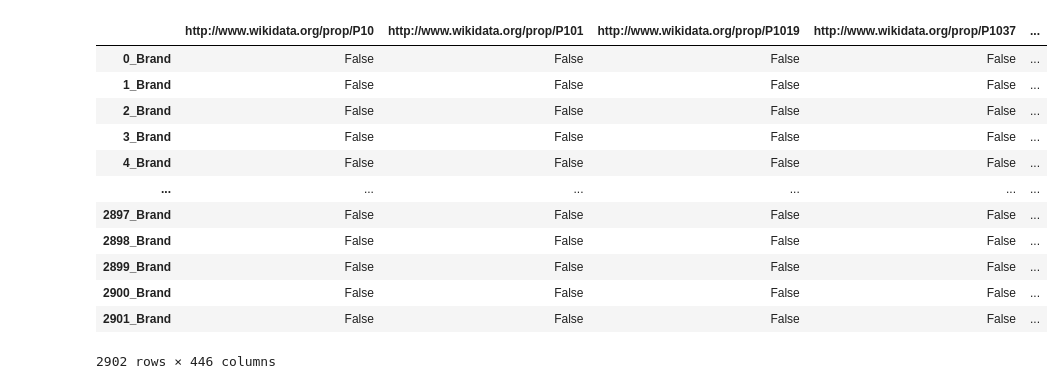
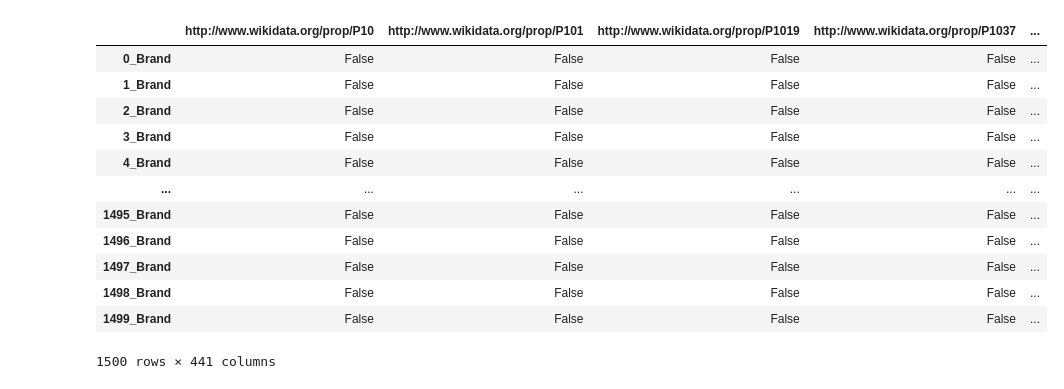
Before and after one commit to nyomangedar/GA_aids_classification, a Jupyter notebook: MergeAll/MergeAll_Proccessing.ipynb, the cells around one changed output. Saved outputs shown, nothing was run; the diff lists cells and outputs as text; code cells hidden in the pictures.

```diff
--- a/MergeAll/MergeAll_Proccessing.ipynb
+++ b/MergeAll/MergeAll_Proccessing.ipynb
@@ -179,24 +184,24 @@ for i in range(len(res_brand)):
 # %%
 te_ary = te.fit(db).transform(db)
 df_brand = pd.DataFrame(te_ary, columns=te.columns_)
-label_brand = ["Brand"] * 2902
+label_brand = ["Brand"] * len(df_brand)
 df_brand["Label"] = label_brand
 df_brand = df_brand.rename('{}_Brand'.format)
 df_brand
 # %% [output]
 |  | http://www.wikidata.org/prop/P10 | http://www.wikidata.org/prop/P101 | http://www.wikidata.org/prop/P1019 | http://www.wikidata.org/prop/P1037 | ... |
 | 0_Brand | False | False | False | False | ... |
 | 1_Brand | False | False | False | False | ... |
 | 2_Brand | False | False | False | False | ... |
 | 3_Brand | False | False | False | False | ... |
 | 4_Brand | False | False | False | False | ... |
 | ... | ... | ... | ... | ... | ... |
-| 2897_Brand | False | False | False | False | ... |
-| 2898_Brand | False | False | False | False | ... |
-| 2899_Brand | False | False | False | False | ... |
-| 2900_Brand | False | False | False | False | ... |
-| 2901_Brand | False | False | False | False | ... |
+| 1495_Brand | False | False | False | False | ... |
+| 1496_Brand | False | False | False | False | ... |
+| 1497_Brand | False | False | False | False | ... |
+| 1498_Brand | False | False | False | False | ... |
+| 1499_Brand | False | False | False | False | ... |
-2902 rows × 446 columns
+1500 rows × 441 columns
 # %%
 res_food = []
 for results in results_food["results"]["bindings"]:
```
Also changed, not shown: parts of 12 cells of this notebook, 7 other files.
